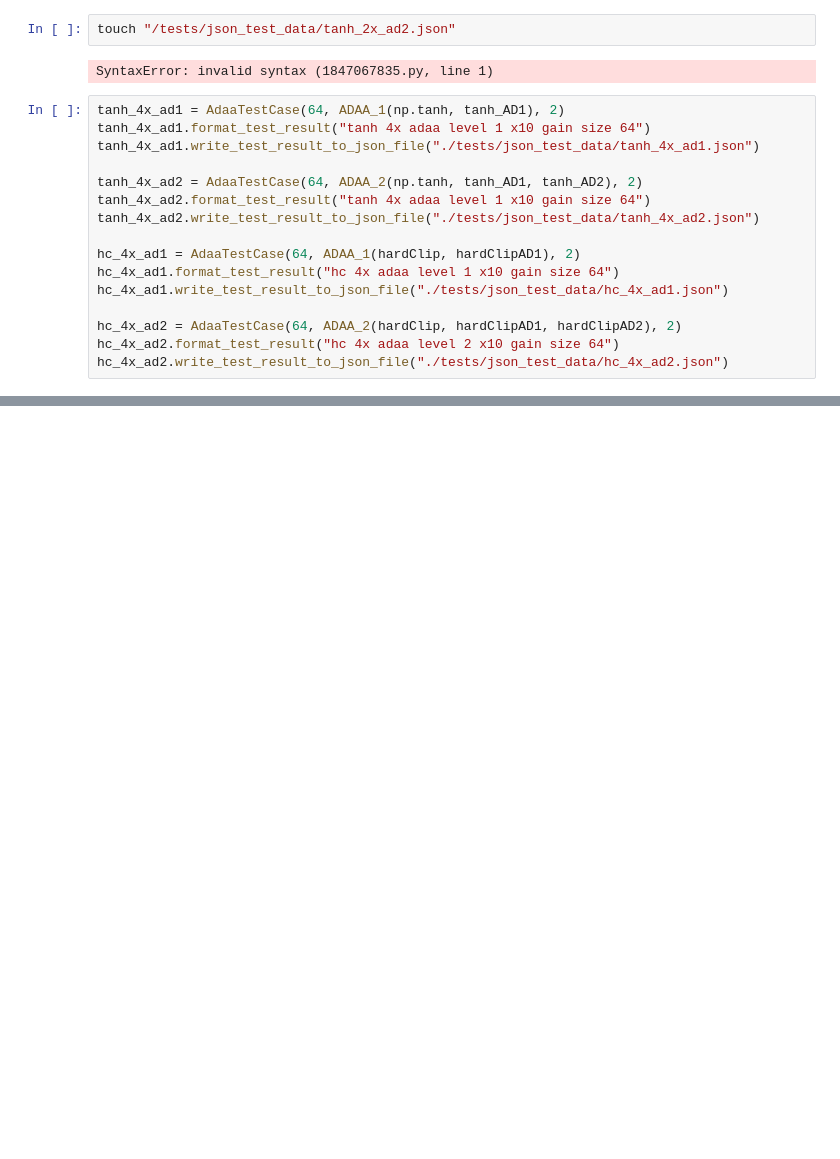
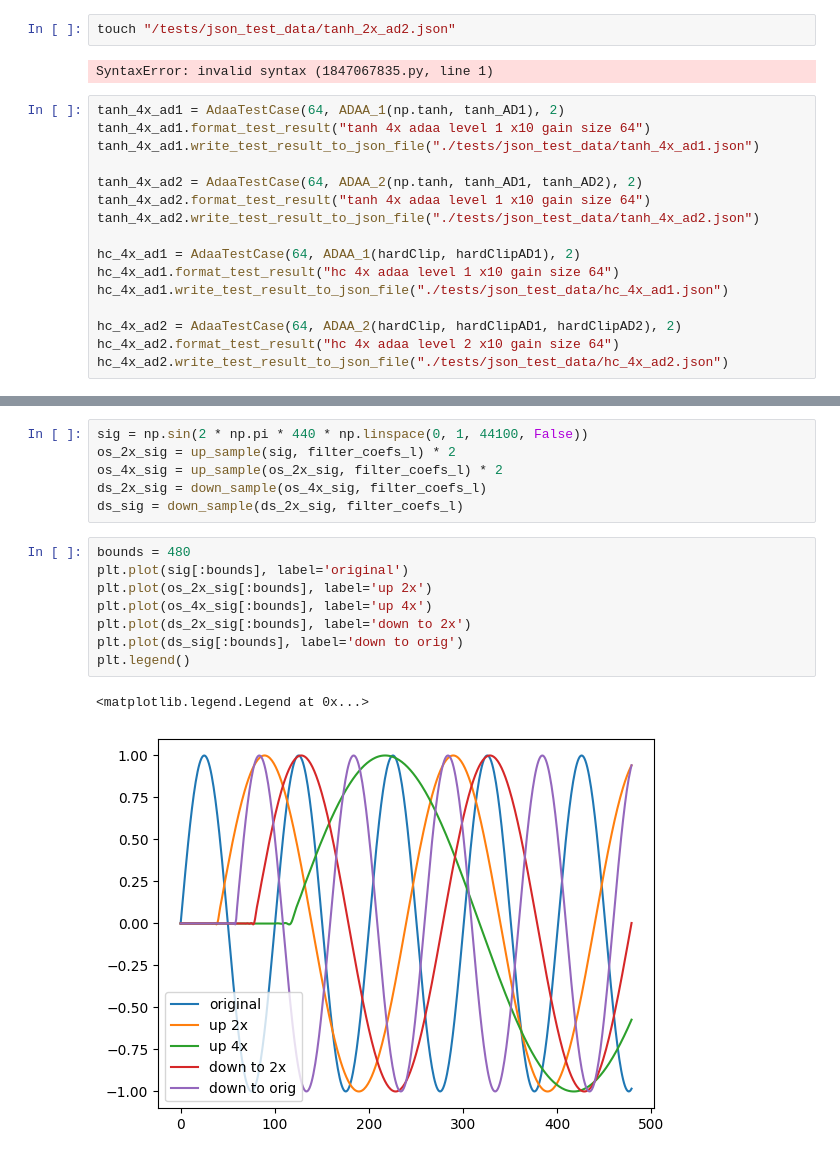
Before and after one commit to jsquie/Nonlinear_ADAA, a Jupyter notebook: Untitled.ipynb, the cells around one changed output, grey strips where cells are left out. Drawn from its saved outputs; the diff is of its cells as text; blank space fills up the shorter version.

```diff
--- a/Untitled.ipynb
+++ b/Untitled.ipynb
@@ -1391,0 +1539,17 @@ hc_4x_ad2.write_test_result_to_json_file("./tests/json_test_data/hc_4x_ad2.json"
+# %%
+sig = np.sin(2 * np.pi * 440 * np.linspace(0, 1, 44100, False))
+os_2x_sig = up_sample(sig, filter_coefs_l) * 2
+os_4x_sig = up_sample(os_2x_sig, filter_coefs_l) * 2
+ds_2x_sig = down_sample(os_4x_sig, filter_coefs_l)
+ds_sig = down_sample(ds_2x_sig, filter_coefs_l)
+# %%
+bounds = 480
+plt.plot(sig[:bounds], label='original')
+plt.plot(os_2x_sig[:bounds], label='up 2x')
+plt.plot(os_4x_sig[:bounds], label='up 4x')
+plt.plot(ds_2x_sig[:bounds], label='down to 2x')
+plt.plot(ds_sig[:bounds], label='down to orig')
+plt.legend()
+# %% [output]
+<matplotlib.legend.Legend at 0x...>
+[figure, added]
```
Also changed, not shown: parts of 24 cells of this notebook, 5 other files.
